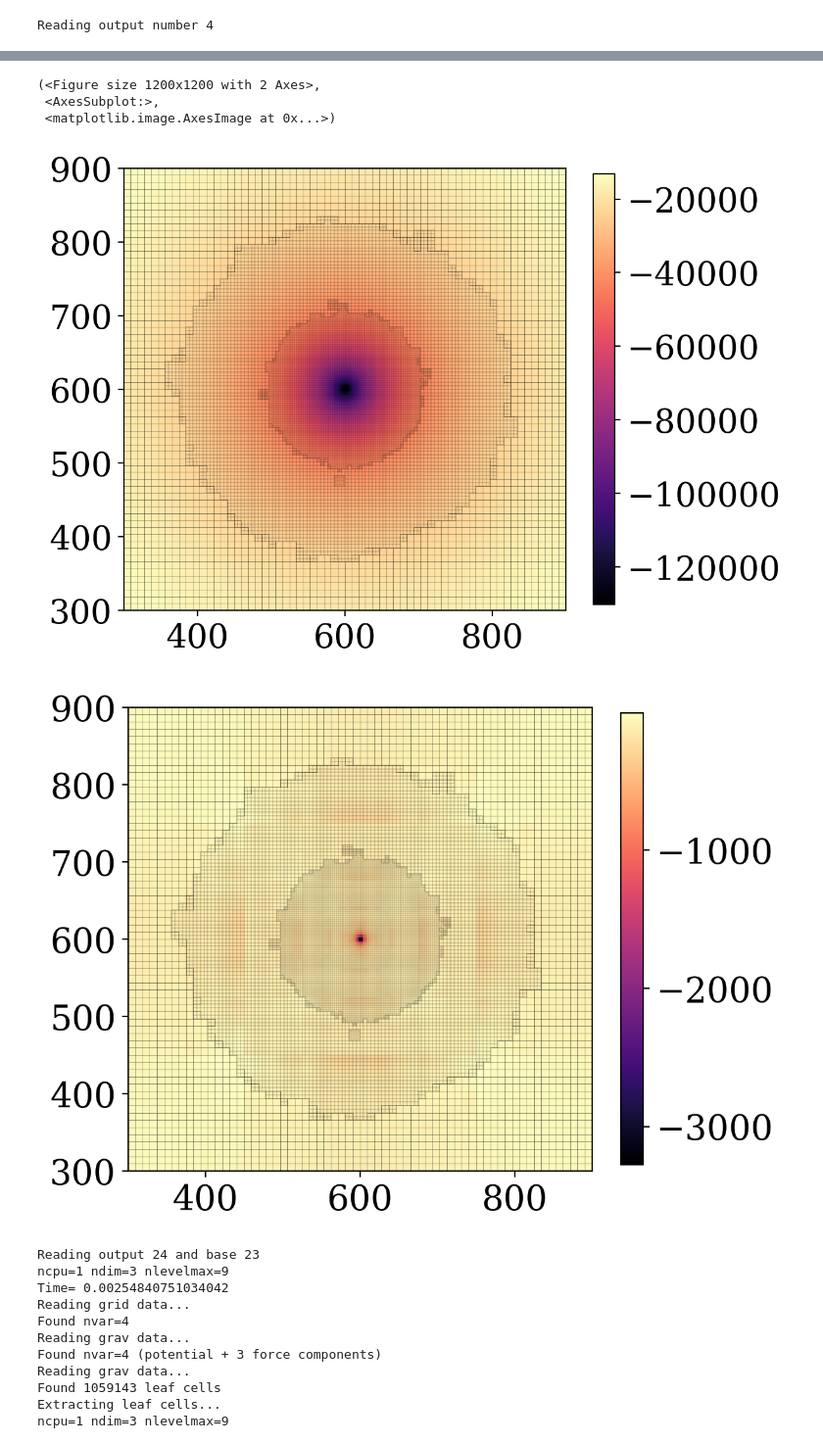
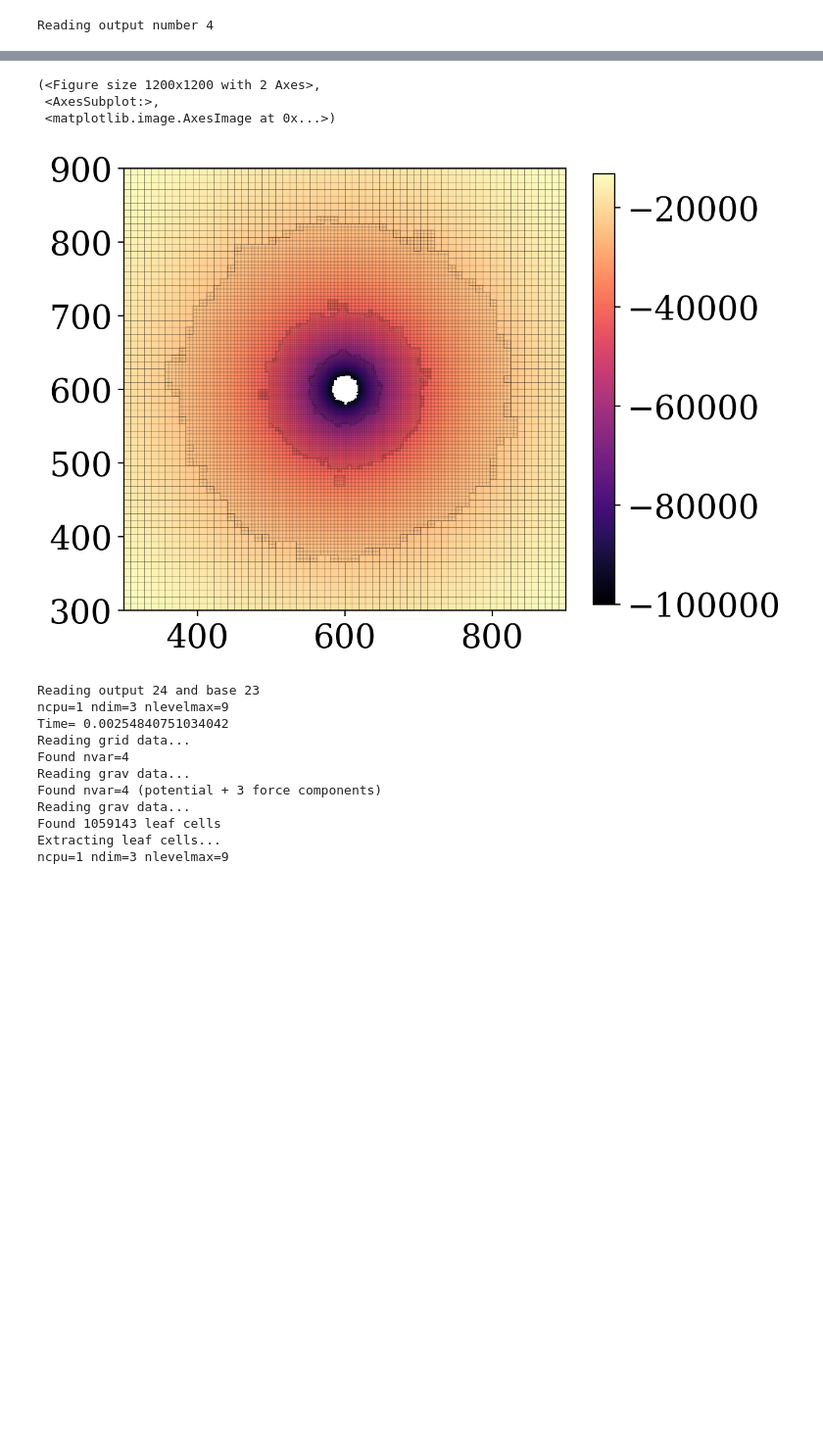
Before and after one commit to Byeol-Haneul/Ramses-FMM, a Jupyter notebook: analyze/amr.ipynb, the cells around one changed output, grey strips where cells are left out. Shown at 98% size. Cells and saved outputs as stored; diff of their text form; code cells hidden in the pictures; blank space fills up the shorter version.

```diff
--- a/analyze/amr.ipynb
+++ b/analyze/amr.ipynb
@@ -148,9 +148,6 @@ Reading output number 4
 #nout =  '23'  # fmm (7,8,9) ! pre-direct-multipole expansion
 #nout =  '24'  # multgrid  (7,8,9)
 # %%
-plot(2, 600, grid=True)
-compare(24, 2, 600, grid=True)
-
-#mk_image // project
+plot(2, 600, grid=True, levels=[6,7,8,9])
 # %% [output]
 Reading output 2
@@ -173,8 +167,7 @@ median relative error: 0.003509316097128723
 (<Figure size 1200x1200 with 2 Axes>,
  <AxesSubplot:>,
  <matplotlib.image.AxesImage at 0x...>)
-[figure, old version]
+[figure, new version]
-[figure, removed]
 # %%
 compare(24, 23, 600, levels=[7,8], grid=False)
 plt.savefig("./fig/lev78.png")
```
Also changed, not shown: parts of 1 cell of this notebook, 7 other files.
